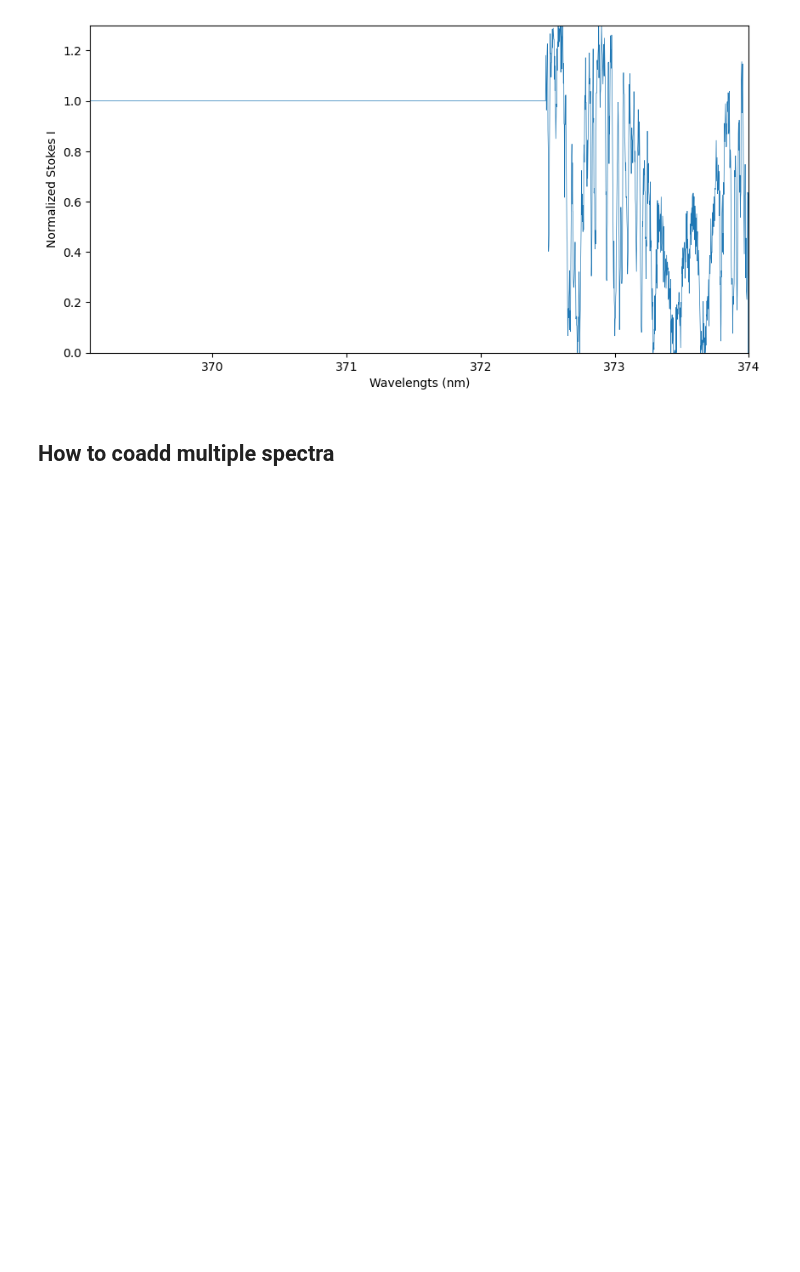
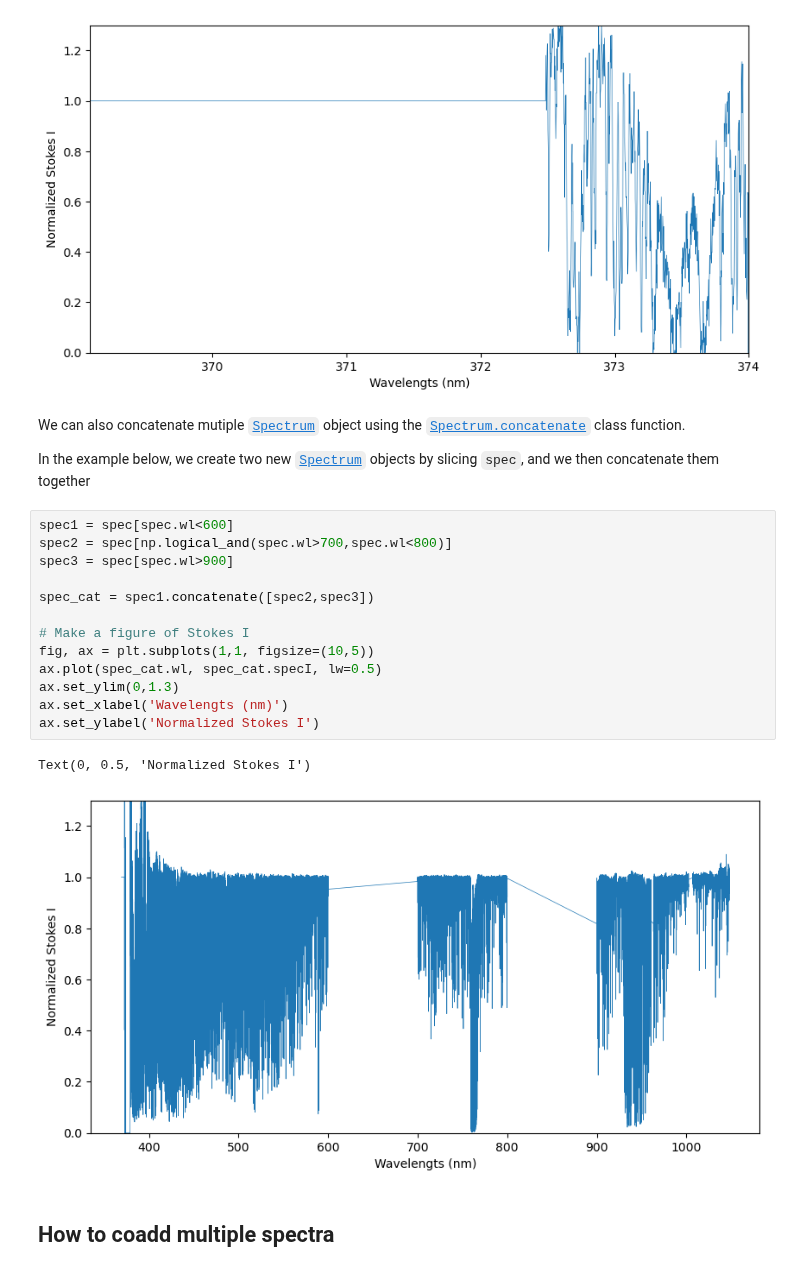
Before and after one commit to folsomcp/specpolFlow, a Jupyter notebook: docs-jb/Tutorials/10-SpectrumClass_Tutorial.ipynb, the cells around one changed output. Saved outputs shown, nothing was run; the diff lists cells and outputs as text; blank space fills up the shorter version.

```diff
--- a/docs-jb/Tutorials/10-SpectrumClass_Tutorial.ipynb
+++ b/docs-jb/Tutorials/10-SpectrumClass_Tutorial.ipynb
@@ -116,6 +116,26 @@ ax.set_ylabel('Normalized Stokes I')
 # %% [output]
 Text(0, 0.5, 'Normalized Stokes I')
 [figure]
+# %% [markdown]
+We can also concatenate mutiple <a href='../API/Spectrum_API.html#specpolFlow.Spectrum'>`Spectrum`</a> object using the <a href='../API/Spectrum_API.html#specpolFlow.Spectrum.contatenate'>`Spectrum.concatenate`</a> class function.
+
+In the example below, we create two new <a href='../API/Spectrum_API.html#specpolFlow.Spectrum'>`Spectrum`</a> objects by slicing `spec`, and we then concatenate them together
+# %%
+spec1 = spec[spec.wl<600]
+spec2 = spec[np.logical_and(spec.wl>700,spec.wl<800)]
+spec3 = spec[spec.wl>900]
+
+spec_cat = spec1.concatenate([spec2,spec3])
+
+# Make a figure of Stokes I
+fig, ax = plt.subplots(1,1, figsize=(10,5))
+ax.plot(spec_cat.wl, spec_cat.specI, lw=0.5)
+ax.set_ylim(0,1.3)
+ax.set_xlabel('Wavelengts (nm)')
+ax.set_ylabel('Normalized Stokes I')
+# %% [output]
+Text(0, 0.5, 'Normalized Stokes I')
+[figure, added]
 # %% [markdown]
 ## How to coadd multiple spectra
 # %% [markdown]
```
